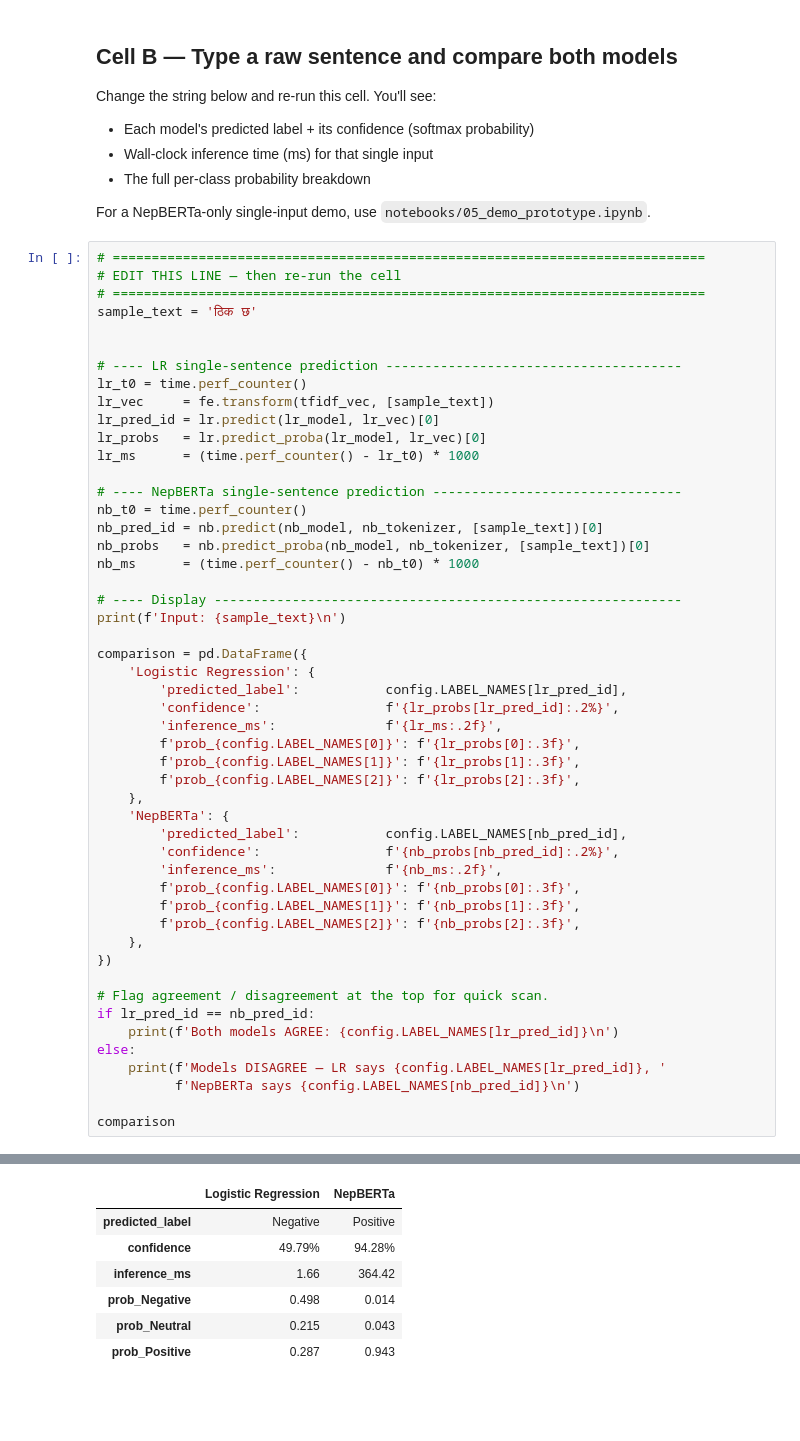
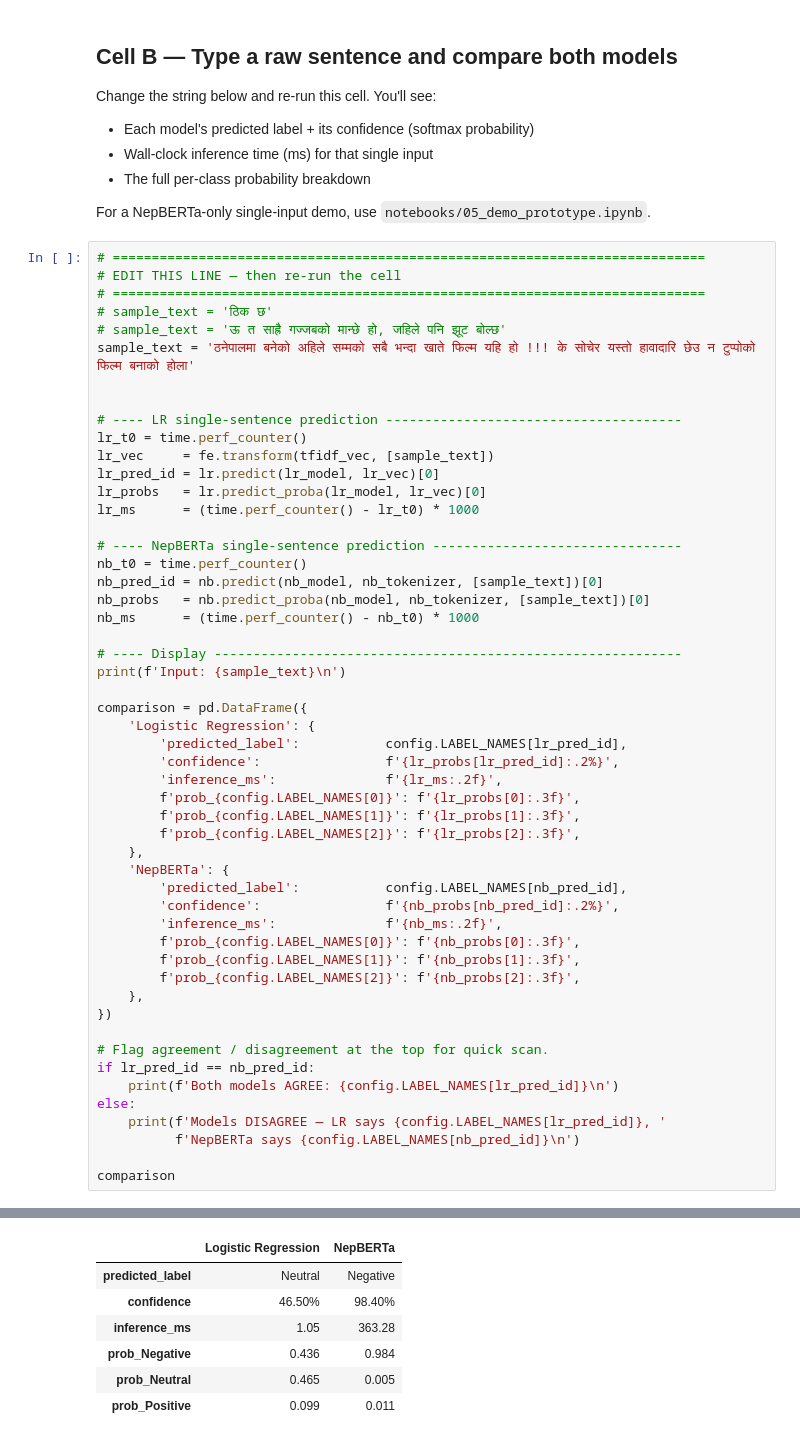
Before and after one commit to upretiprabin/NepaliLangauageSentimentAnalysis, a Jupyter notebook: notebooks/04_comparison.ipynb, the cells around one changed output, grey strips where cells are left out. Drawn from its saved outputs; the diff is of its cells as text; blank space fills up the shorter version.

```diff
--- a/notebooks/04_comparison.ipynb
+++ b/notebooks/04_comparison.ipynb
@@ -199,7 +229,9 @@ For a NepBERTa-only single-input demo, use `notebooks/05_demo_prototype.ipynb`.
 # ============================================================================
 # EDIT THIS LINE — then re-run the cell
 # ============================================================================
-sample_text = 'ठिक छ'
+# sample_text = 'ठिक छ'
+# sample_text = 'ऊ त साह्रै गज्जबको मान्छे हो, जहिले पनि झूट बोल्छ'
+sample_text = 'ठनेपालमा बनेको अहिले सम्मको सबै भन्दा खाते फिल्म यहि हो !!! के सोचेर यस्तो हावादारि छेउ न टुप्पोको फिल्म बनाको होला'
 
 
 # ---- LR single-sentence prediction --------------------------------------
@@ -252,10 +284,10 @@ Models DISAGREE — LR says Negative, NepBERTa says Positive
 |  | Logistic Regression | NepBERTa |
-| predicted_label | Negative | Positive |
-| confidence | 49.79% | 94.28% |
-| inference_ms | 1.66 | 364.42 |
-| prob_Negative | 0.498 | 0.014 |
-| prob_Neutral | 0.215 | 0.043 |
-| prob_Positive | 0.287 | 0.943 |
+| predicted_label | Neutral | Negative |
+| confidence | 46.50% | 98.40% |
+| inference_ms | 1.05 | 363.28 |
+| prob_Negative | 0.436 | 0.984 |
+| prob_Neutral | 0.465 | 0.005 |
+| prob_Positive | 0.099 | 0.011 |
 # %% [markdown]
 ### Try-it-yourself suggestions
 
```
Also changed, not shown: parts of 4 cells of this notebook, 4 other files.
